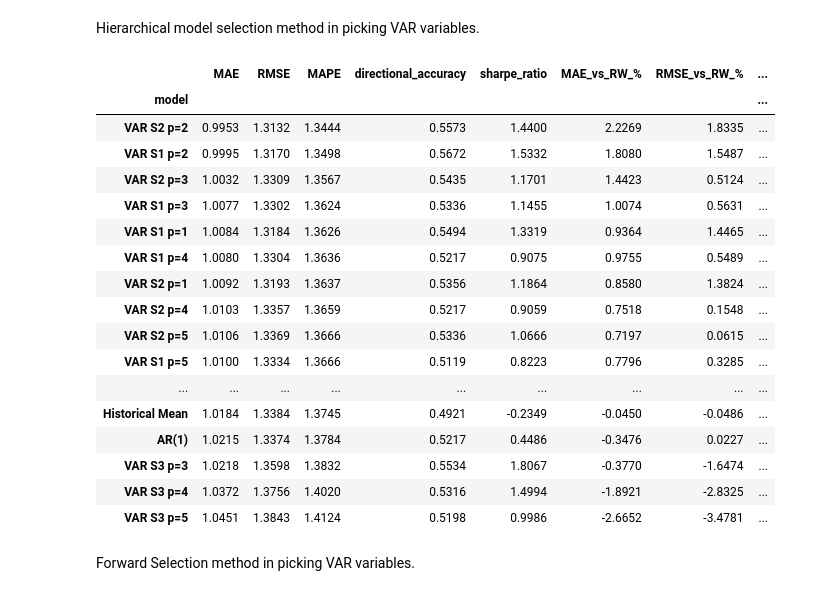
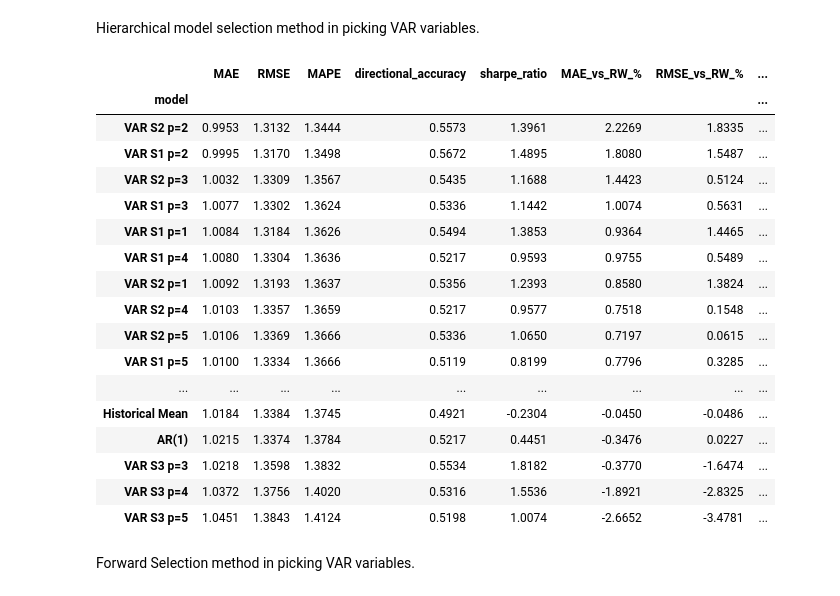
Before and after one commit to airrehn/Sample-Taxed, a Jupyter notebook: notebooks/forecast1.ipynb, the cells around one changed output. Drawn from its saved outputs; the diff is of its cells as text; code cells hidden in the pictures.

```diff
--- a/notebooks/forecast1.ipynb
+++ b/notebooks/forecast1.ipynb
@@ -459,29 +459,29 @@ for stage, cols in STAGES.items():
     for p in range(1, 6):
         results[f"VAR {stage} p={p}"] = walk_forward(df_var, forecast_funct=var_forecast, cols=cols, lags=p, **val_args)
 # %%
-table = compare_models(results)[["MAE", "RMSE", "MAPE", "directional_accuracy", "sharpe_ratio"]]
+table = compare_models_staggered(results)[["MAE", "RMSE", "MAPE", "directional_accuracy", "sharpe_ratio"]]
 for m in ["MAE", "RMSE", "MAPE"]:
     table[f"{m}_vs_RW_%"] = (1 - table[m] / table.loc["Random Walk", m]) * 100
 table.round(4).sort_values("MAPE")
 # %% [output]
 |  | MAE | RMSE | MAPE | directional_accuracy | sharpe_ratio | MAE_vs_RW_% | RMSE_vs_RW_% | ... |
 | model |  |  |  |  |  |  |  | ... |
-| VAR S2 p=2 | 0.9953 | 1.3132 | 1.3444 | 0.5573 | 1.4400 | 2.2269 | 1.8335 | ... |
-| VAR S1 p=2 | 0.9995 | 1.3170 | 1.3498 | 0.5672 | 1.5332 | 1.8080 | 1.5487 | ... |
-| VAR S2 p=3 | 1.0032 | 1.3309 | 1.3567 | 0.5435 | 1.1701 | 1.4423 | 0.5124 | ... |
-| VAR S1 p=3 | 1.0077 | 1.3302 | 1.3624 | 0.5336 | 1.1455 | 1.0074 | 0.5631 | ... |
-| VAR S1 p=1 | 1.0084 | 1.3184 | 1.3626 | 0.5494 | 1.3319 | 0.9364 | 1.4465 | ... |
-| VAR S1 p=4 | 1.0080 | 1.3304 | 1.3636 | 0.5217 | 0.9075 | 0.9755 | 0.5489 | ... |
-| VAR S2 p=1 | 1.0092 | 1.3193 | 1.3637 | 0.5356 | 1.1864 | 0.8580 | 1.3824 | ... |
-| VAR S2 p=4 | 1.0103 | 1.3357 | 1.3659 | 0.5217 | 0.9059 | 0.7518 | 0.1548 | ... |
-| VAR S2 p=5 | 1.0106 | 1.3369 | 1.3666 | 0.5336 | 1.0666 | 0.7197 | 0.0615 | ... |
-| VAR S1 p=5 | 1.0100 | 1.3334 | 1.3666 | 0.5119 | 0.8223 | 0.7796 | 0.3285 | ... |
+| VAR S2 p=2 | 0.9953 | 1.3132 | 1.3444 | 0.5573 | 1.3961 | 2.2269 | 1.8335 | ... |
+| VAR S1 p=2 | 0.9995 | 1.3170 | 1.3498 | 0.5672 | 1.4895 | 1.8080 | 1.5487 | ... |
+| VAR S2 p=3 | 1.0032 | 1.3309 | 1.3567 | 0.5435 | 1.1688 | 1.4423 | 0.5124 | ... |
+| VAR S1 p=3 | 1.0077 | 1.3302 | 1.3624 | 0.5336 | 1.1442 | 1.0074 | 0.5631 | ... |
+| VAR S1 p=1 | 1.0084 | 1.3184 | 1.3626 | 0.5494 | 1.3853 | 0.9364 | 1.4465 | ... |
+| VAR S1 p=4 | 1.0080 | 1.3304 | 1.3636 | 0.5217 | 0.9593 | 0.9755 | 0.5489 | ... |
+| VAR S2 p=1 | 1.0092 | 1.3193 | 1.3637 | 0.5356 | 1.2393 | 0.8580 | 1.3824 | ... |
+| VAR S2 p=4 | 1.0103 | 1.3357 | 1.3659 | 0.5217 | 0.9577 | 0.7518 | 0.1548 | ... |
+| VAR S2 p=5 | 1.0106 | 1.3369 | 1.3666 | 0.5336 | 1.0650 | 0.7197 | 0.0615 | ... |
+| VAR S1 p=5 | 1.0100 | 1.3334 | 1.3666 | 0.5119 | 0.8199 | 0.7796 | 0.3285 | ... |
 | ... | ... | ... | ... | ... | ... | ... | ... | ... |
-| Historical Mean | 1.0184 | 1.3384 | 1.3745 | 0.4921 | -0.2349 | -0.0450 | -0.0486 | ... |
-| AR(1) | 1.0215 | 1.3374 | 1.3784 | 0.5217 | 0.4486 | -0.3476 | 0.0227 | ... |
-| VAR S3 p=3 | 1.0218 | 1.3598 | 1.3832 | 0.5534 | 1.8067 | -0.3770 | -1.6474 | ... |
-| VAR S3 p=4 | 1.0372 | 1.3756 | 1.4020 | 0.5316 | 1.4994 | -1.8921 | -2.8325 | ... |
-| VAR S3 p=5 | 1.0451 | 1.3843 | 1.4124 | 0.5198 | 0.9986 | -2.6652 | -3.4781 | ... |
+| Historical Mean | 1.0184 | 1.3384 | 1.3745 | 0.4921 | -0.2304 | -0.0450 | -0.0486 | ... |
+| AR(1) | 1.0215 | 1.3374 | 1.3784 | 0.5217 | 0.4451 | -0.3476 | 0.0227 | ... |
+| VAR S3 p=3 | 1.0218 | 1.3598 | 1.3832 | 0.5534 | 1.8182 | -0.3770 | -1.6474 | ... |
+| VAR S3 p=4 | 1.0372 | 1.3756 | 1.4020 | 0.5316 | 1.5536 | -1.8921 | -2.8325 | ... |
+| VAR S3 p=5 | 1.0451 | 1.3843 | 1.4124 | 0.5198 | 1.0074 | -2.6652 | -3.4781 | ... |
 # %% [markdown]
 Forward Selection method in picking VAR variables.
 # %%
```
Also changed, not shown: parts of 19 cells of this notebook, 1 other file.
